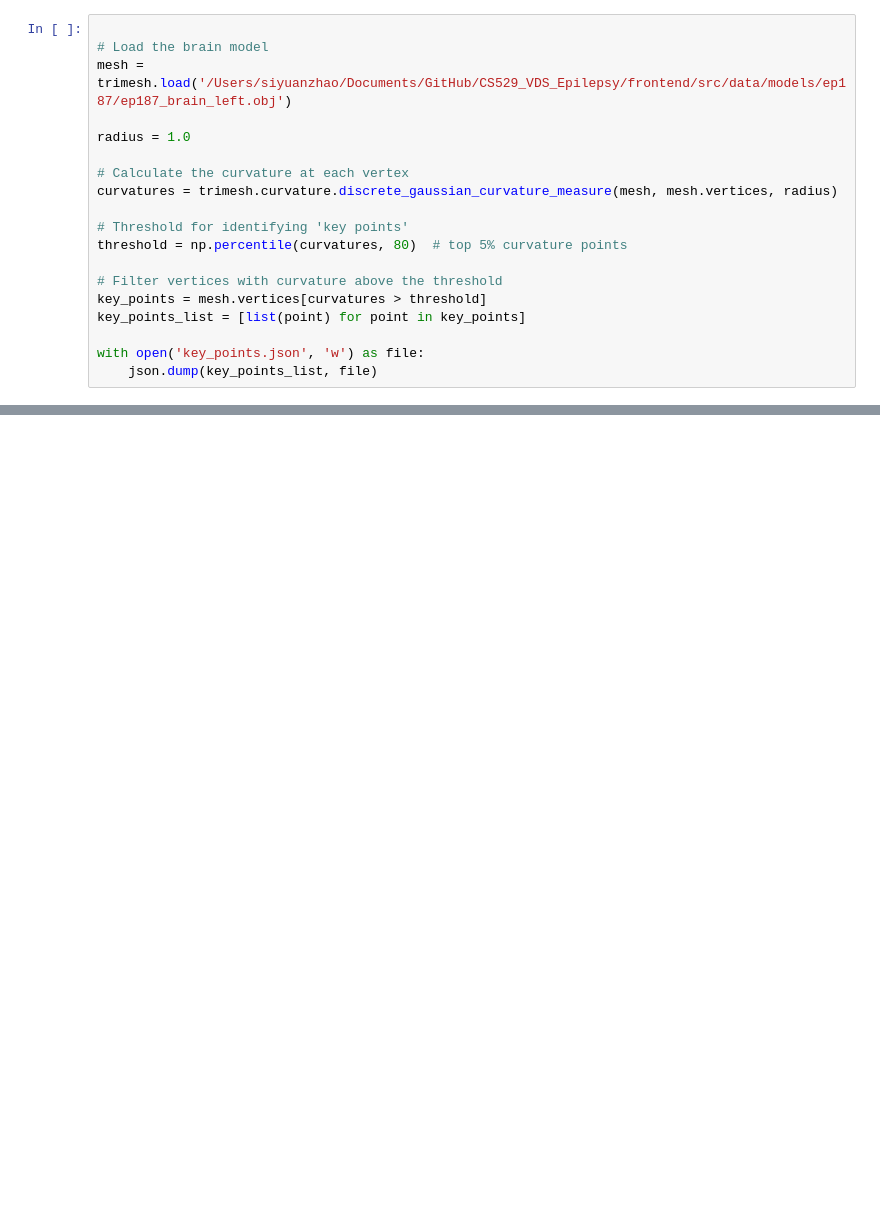
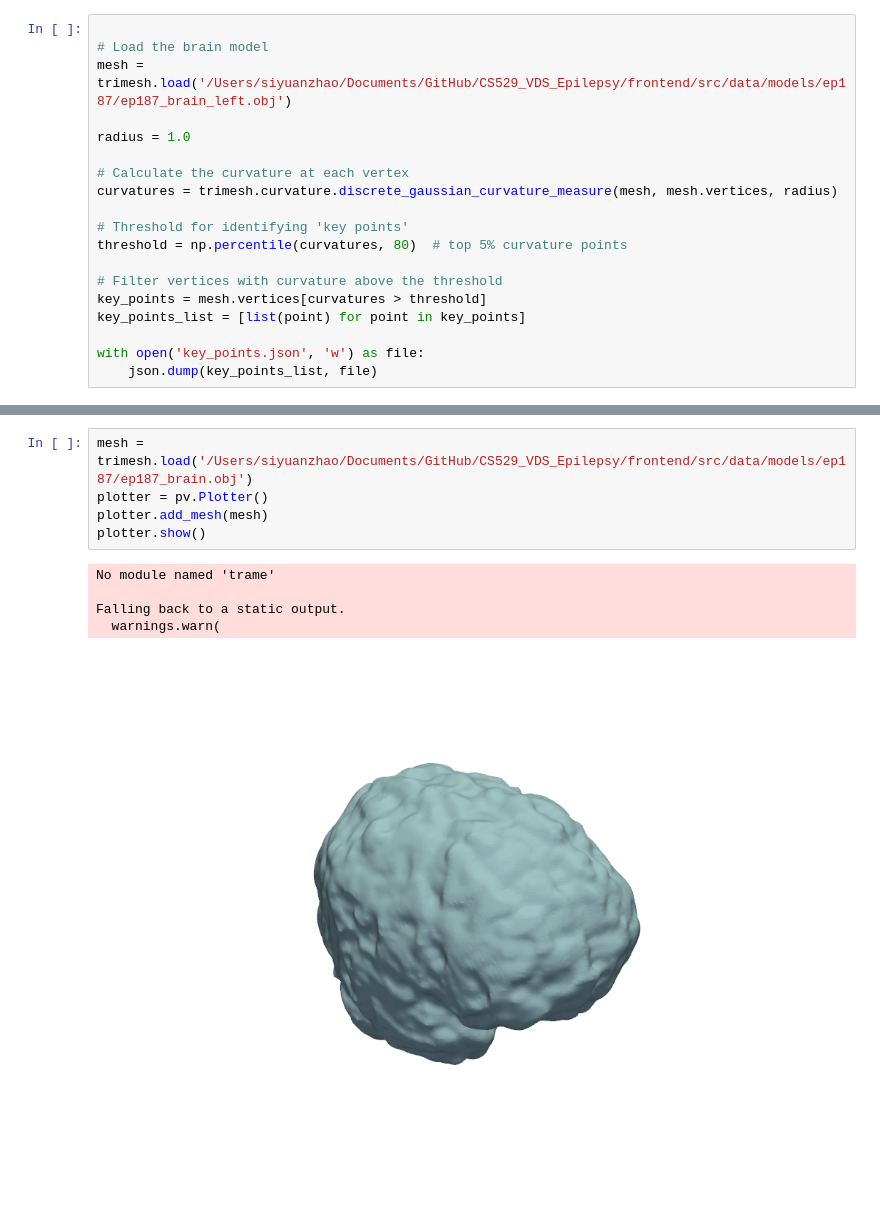
Before and after one commit to ScheWann/CS529_VDS_Epilepsy, a Jupyter notebook: backend/eeg.ipynb, the cells around one changed output, grey strips where cells are left out. Saved outputs shown, nothing was run; the diff lists cells and outputs as text; blank space fills up the shorter version.

```diff
--- a/backend/eeg.ipynb
+++ b/backend/eeg.ipynb
@@ -126,0 +166,11 @@ with open('key_points.json', 'w') as file:
+# %%
+mesh = trimesh.load('/Users/siyuanzhao/Documents/GitHub/CS529_VDS_Epilepsy/frontend/src/data/models/ep187/ep187_brain.obj')
+plotter = pv.Plotter()
+plotter.add_mesh(mesh)
+plotter.show()
+# %% [output]
+No module named 'trame'
+
+Falling back to a static output.
+  warnings.warn(
+[figure, added]
```
Also changed, not shown: parts of 27 cells of this notebook, 3 other files.
